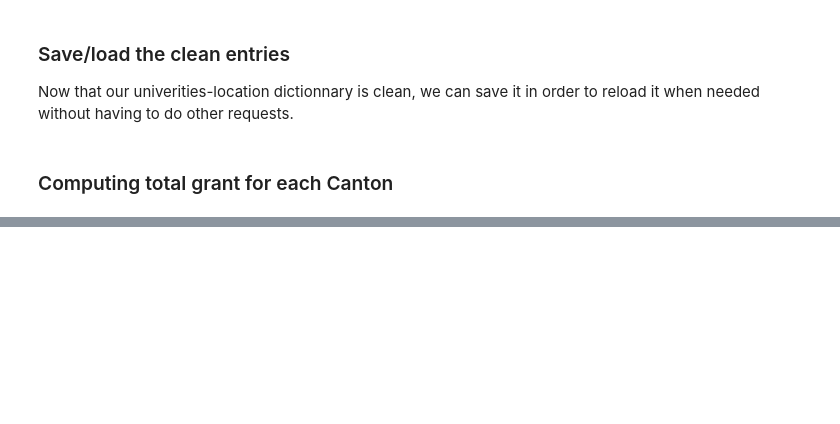
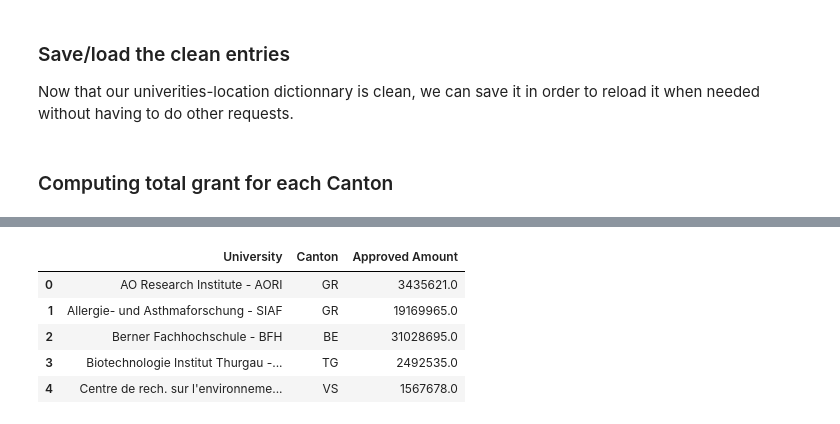
Before and after one commit to nathanquinteiro/ADA-Homework, a Jupyter notebook: 03 - Interactive Viz/Interactive Viz.ipynb, the cells around one changed output, grey strips where cells are left out. Drawn from its saved outputs; the diff is of its cells as text; code cells hidden in the pictures; blank space fills up the shorter version.

```diff
--- a/03 - Interactive Viz/Interactive Viz.ipynb
+++ b/03 - Interactive Viz/Interactive Viz.ipynb
@@ -299,0 +390,12 @@ m
+# %%
+uni_canton_amount = pd.merge(uni_adresses_dict_dataframe, grant_export_clean[['University', 'Approved Amount']], how='inner', on='University')
+uni_canton_amount['Approved Amount'] = uni_canton_amount['Approved Amount'].astype(float)
+uni_canton_amount = uni_canton_amount.groupby(('University','Canton')).sum().reset_index()
+uni_canton_amount.head()
+# %% [output]
+|  | University | Canton | Approved Amount |
+| 0 | AO Research Institute - AORI | GR | 3435621.0 |
+| 1 | Allergie- und Asthmaforschung - SIAF | GR | 19169965.0 |
+| 2 | Berner Fachhochschule - BFH | BE | 31028695.0 |
+| 3 | Biotechnologie Institut Thurgau -... | TG | 2492535.0 |
+| 4 | Centre de rech. sur l'environneme... | VS | 1567678.0 |
```
Also changed, not shown: parts of 15 cells of this notebook.
